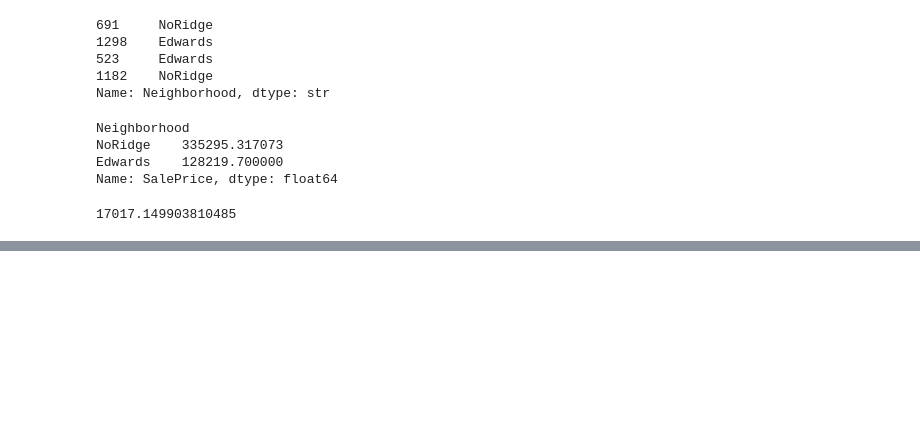
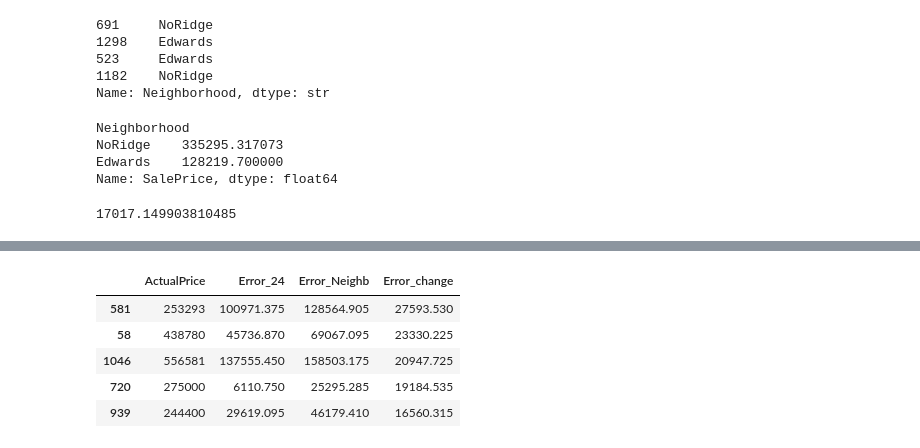
Before and after one commit to kogimurio/house_sales_prediction, a Jupyter notebook: saales_price_predictions.ipynb, the cells around one changed output, grey strips where cells are left out. Drawn from its saved outputs; the diff is of its cells as text; code cells hidden in the pictures; blank space fills up the shorter version.

```diff
--- a/saales_price_predictions.ipynb
+++ b/saales_price_predictions.ipynb
@@ -4147,0 +4232,9 @@ final_model_mae_11
+# %%
+comparison.sort_values('Error_change', ascending=False)[['ActualPrice', 'Error_24', 'Error_Neighb', 'Error_change']].head(5)
+# %% [output]
+|  | ActualPrice | Error_24 | Error_Neighb | Error_change |
+| 581 | 253293 | 100971.375 | 128564.905 | 27593.530 |
+| 58 | 438780 | 45736.870 | 69067.095 | 23330.225 |
+| 1046 | 556581 | 137555.450 | 158503.175 | 20947.725 |
+| 720 | 275000 | 6110.750 | 25295.285 | 19184.535 |
+| 939 | 244400 | 29619.095 | 46179.410 | 16560.315 |
```
Also changed, not shown: parts of 11 cells of this notebook.
